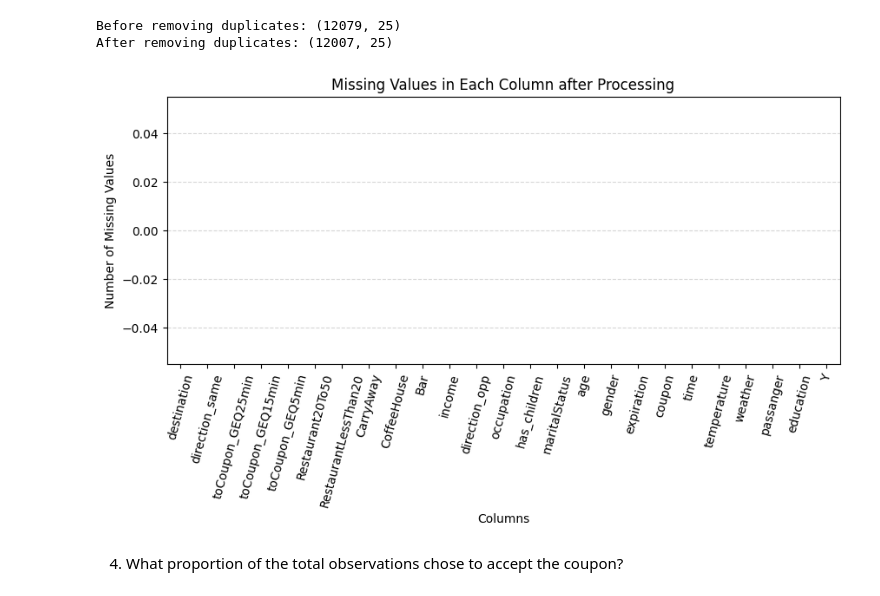
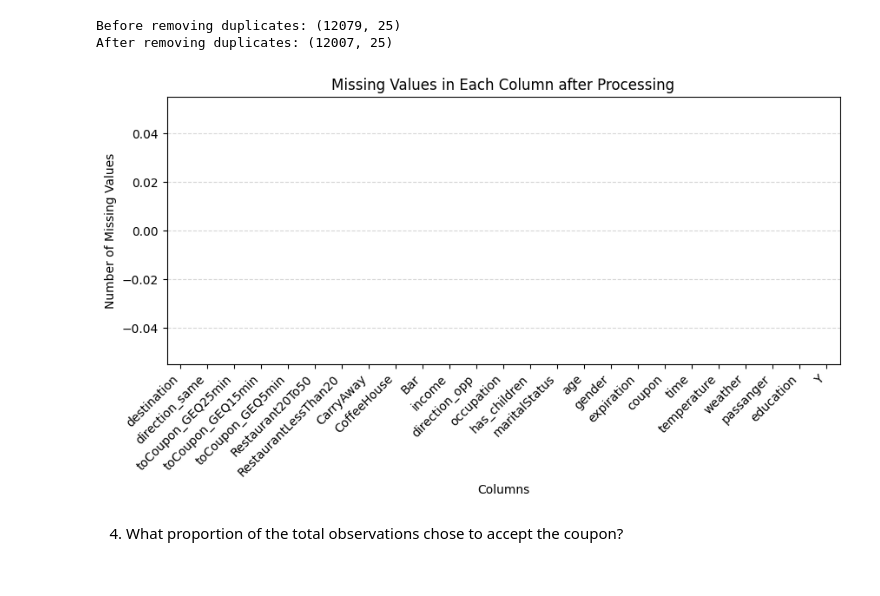
Before and after one commit to JunGaoca/couponAnalysis, a Jupyter notebook: coupon-analysis.ipynb, the cells around one changed output. Saved outputs shown, nothing was run; the diff lists cells and outputs as text; code cells hidden in the pictures.

```diff
--- a/coupon-analysis.ipynb
+++ b/coupon-analysis.ipynb
@@ -184,15 +184,15 @@ After removing duplicates: (12007, 25)
 # %%
 # Make sure no missing values
 plt.figure(figsize=(10, 4))
 missing_data = data.isnull().sum().sort_values().plot(kind='bar')
 plt.title('Missing Values in Each Column after Processing', fontsize=12)
 plt.xlabel('Columns', fontsize=10)
 plt.ylabel('Number of Missing Values', fontsize=10)
-plt.xticks(rotation=75)
+plt.xticks(rotation=45, ha='right')
 plt.grid(axis='y', linestyle='--', alpha=0.5)
 plt.show()
 # %% [output]
-[figure, old version]
+[figure, new version]
 # %% [markdown]
 4. What proportion of the total observations chose to accept the coupon?
 # %%
```
Also changed, not shown: parts of 2 cells of this notebook, 1 other file.
